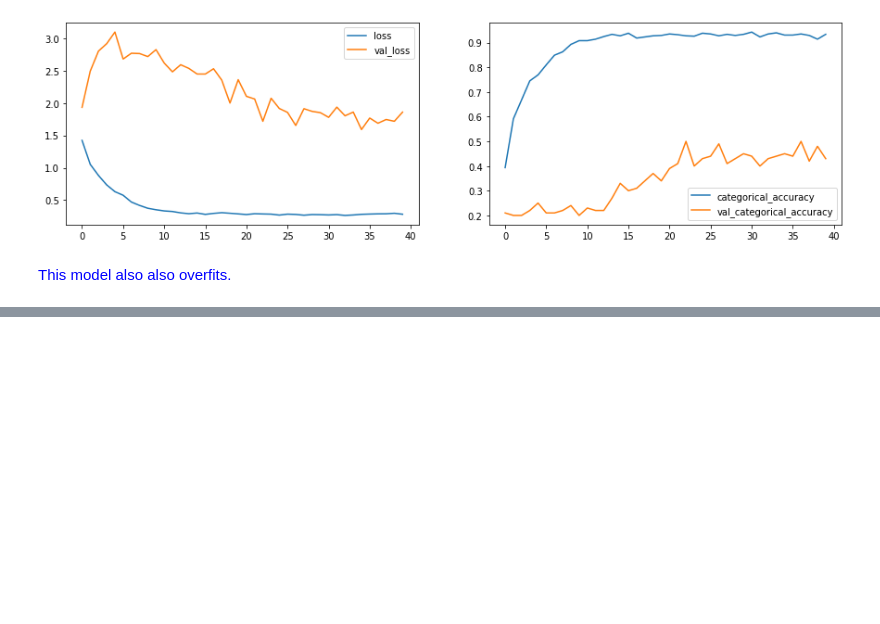
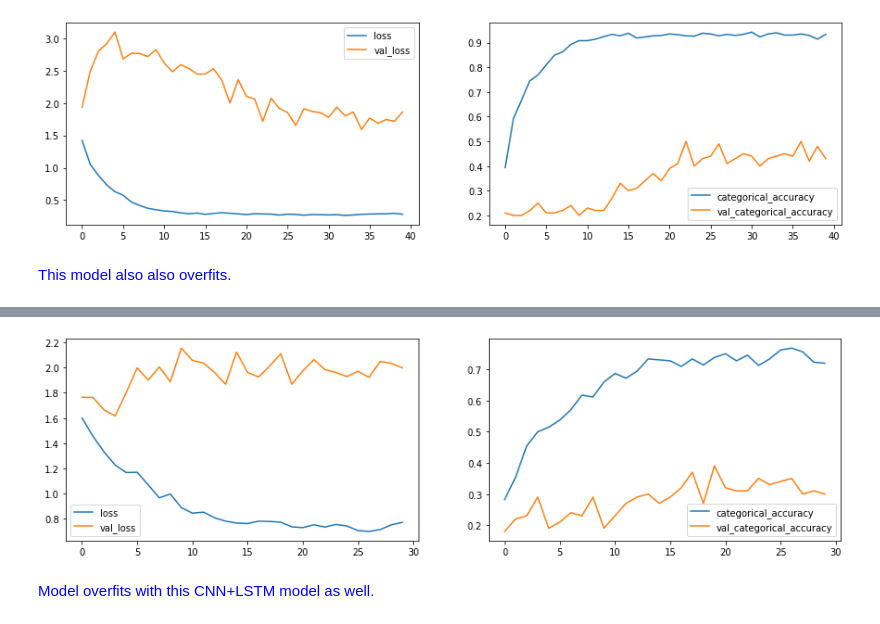
Before and after one commit to ArjunAshokKumar/Gesture-recognition-for-smart-TV, a Jupyter notebook: Jarvis.ipynb, the cells around one changed output, grey strips where cells are left out. Cells and saved outputs as stored; diff of their text form; code cells hidden in the pictures; blank space fills up the shorter version.

Commit message:
model 7: CNN+LSTM

```diff
--- a/Jarvis.ipynb
+++ b/Jarvis.ipynb
@@ -774,0 +821,13 @@ train_val_loss_plot(history6)
+# %%
+batch_size=20
+num_epochs=30
+
+compile_and_summarize(0.0002)
+
+train_generator = generator(train_path, train_doc, batch_size)
+val_generator = generator(val_path, val_doc, batch_size)
+
+callbacks_list = model_checkpoints('model_init7')
+
+steps_per_epoch = calc_steps_per_epoch(batch_size)
+validation_steps = calc_validation_steps(batch_size)
@@ -774,0 +852,4 @@ train_val_loss_plot(history6)
+# %%
+history7 = model.fit_generator(train_generator, steps_per_epoch=steps_per_epoch, epochs=num_epochs, verbose=1,
+                    callbacks=callbacks_list, validation_data=val_generator,
+                    validation_steps=validation_steps, class_weight=None, workers=1, initial_epoch=0)
@@ -774,0 +874,6 @@ train_val_loss_plot(history6)
+# %%
+train_val_loss_plot(history7)
+# %% [output]
+[figure, added]
+# %% [markdown]
+<font color='blue'> Model overfits with this CNN+LSTM model as well.</font>
```
Also changed, not shown: parts of 5 cells of this notebook.
